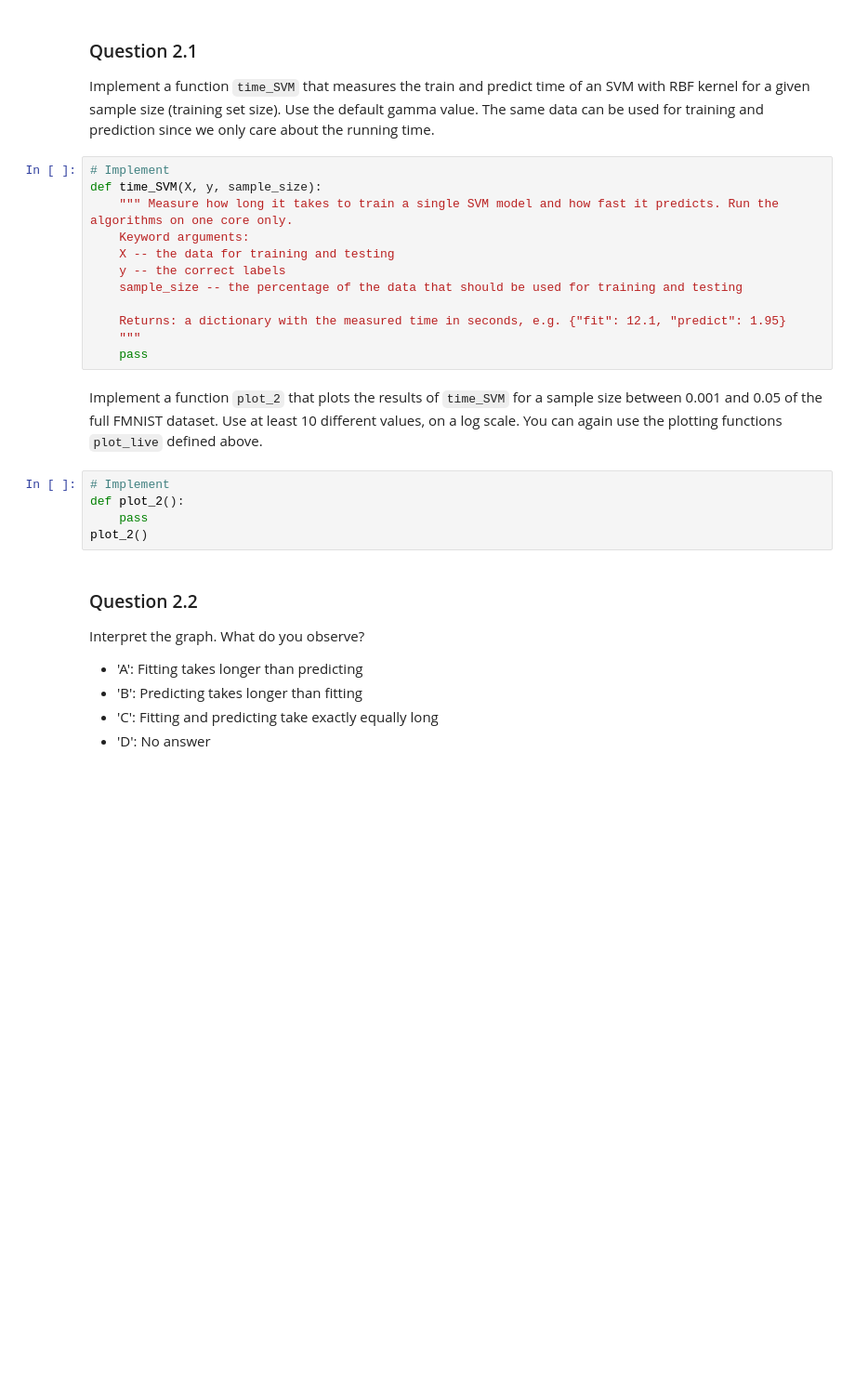
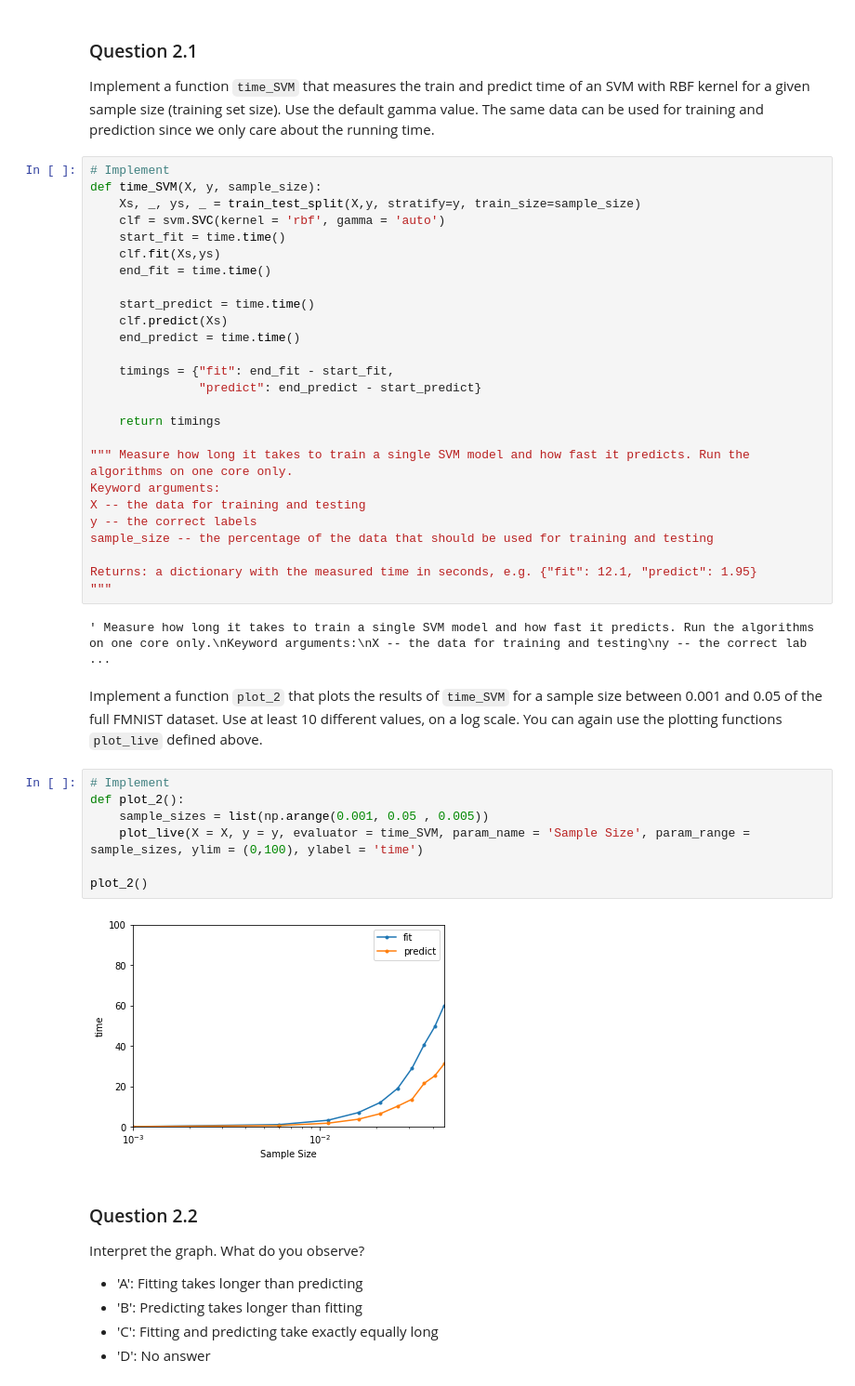
Before and after one commit to Gerdome/ml-course-assignment-1, a Jupyter notebook: Assignment 1.ipynb, the cells around one changed output. Shown: that part at 93% size. Saved outputs shown, nothing was run; the diff lists cells and outputs as text; blank space fills up the shorter version.

```diff
--- a/Assignment 1.ipynb
+++ b/Assignment 1.ipynb
@@ -113,22 +133,42 @@ Implement a function `time_SVM` that measures the train and predict time of an S
 # %%
 # Implement
 def time_SVM(X, y, sample_size):
-    """ Measure how long it takes to train a single SVM model and how fast it predicts. Run the algorithms on one core only.
-    Keyword arguments:
-    X -- the data for training and testing
-    y -- the correct labels
-    sample_size -- the percentage of the data that should be used for training and testing
+    Xs, _, ys, _ = train_test_split(X,y, stratify=y, train_size=sample_size)
+    clf = svm.SVC(kernel = 'rbf', gamma = 'auto')
+    start_fit = time.time()
+    clf.fit(Xs,ys)
+    end_fit = time.time()
 
-    Returns: a dictionary with the measured time in seconds, e.g. {"fit": 12.1, "predict": 1.95}
-    """
-    pass
+    start_predict = time.time()
+    clf.predict(Xs)
+    end_predict = time.time()
+
+    timings = {"fit": end_fit - start_fit,
+               "predict": end_predict - start_predict}
+
+    return timings
+
+""" Measure how long it takes to train a single SVM model and how fast it predicts. Run the algorithms on one core only.
+Keyword arguments:
+X -- the data for training and testing
+y -- the correct labels
+sample_size -- the percentage of the data that should be used for training and testing
+
+Returns: a dictionary with the measured time in seconds, e.g. {"fit": 12.1, "predict": 1.95}
+"""
+# %% [output]
+' Measure how long it takes to train a single SVM model and how fast it predicts. Run the algorithms on one core only.\nKeyword arguments:\nX -- the data for training and testing\ny -- the correct lab ...
 # %% [markdown]
 Implement a function `plot_2` that plots the results of `time_SVM` for a sample size between 0.001 and 0.05 of the full FMNIST dataset. Use at least 10 different values, on a log scale. You can again use the plotting functions `plot_live` defined above.
-# %%
-# Implement
-def plot_2():
-    pass
-plot_2()
+# %%
+# Implement
+def plot_2():
+    sample_sizes = list(np.arange(0.001, 0.05 , 0.005))
+    plot_live(X = X, y = y, evaluator = time_SVM, param_name = 'Sample Size', param_range = sample_sizes, ylim = (0,100), ylabel = 'time')
+
+plot_2()
+# %% [output]
+[figure, added]
 # %% [markdown]
 ### Question 2.2
 Interpret the graph. What do you observe?
```
Also changed, not shown: parts of 9 cells of this notebook.
